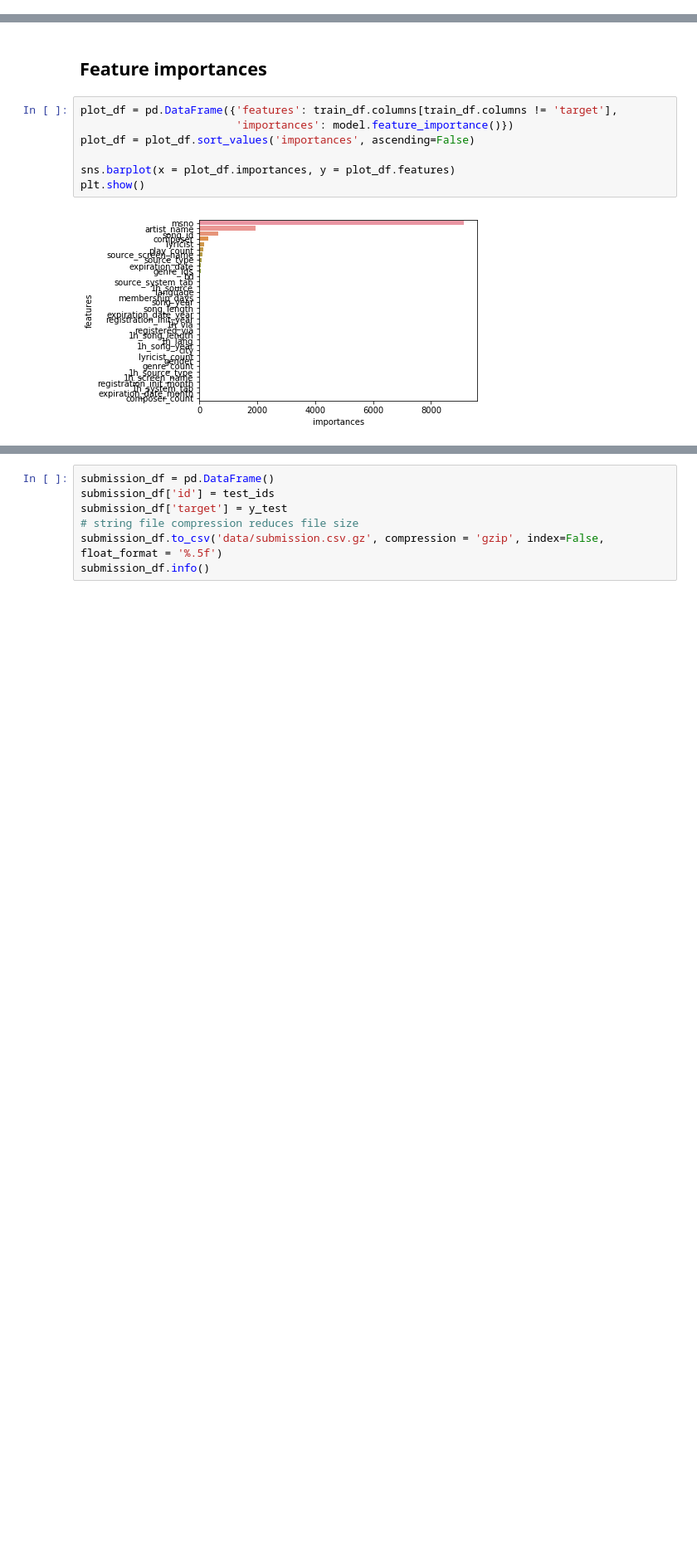
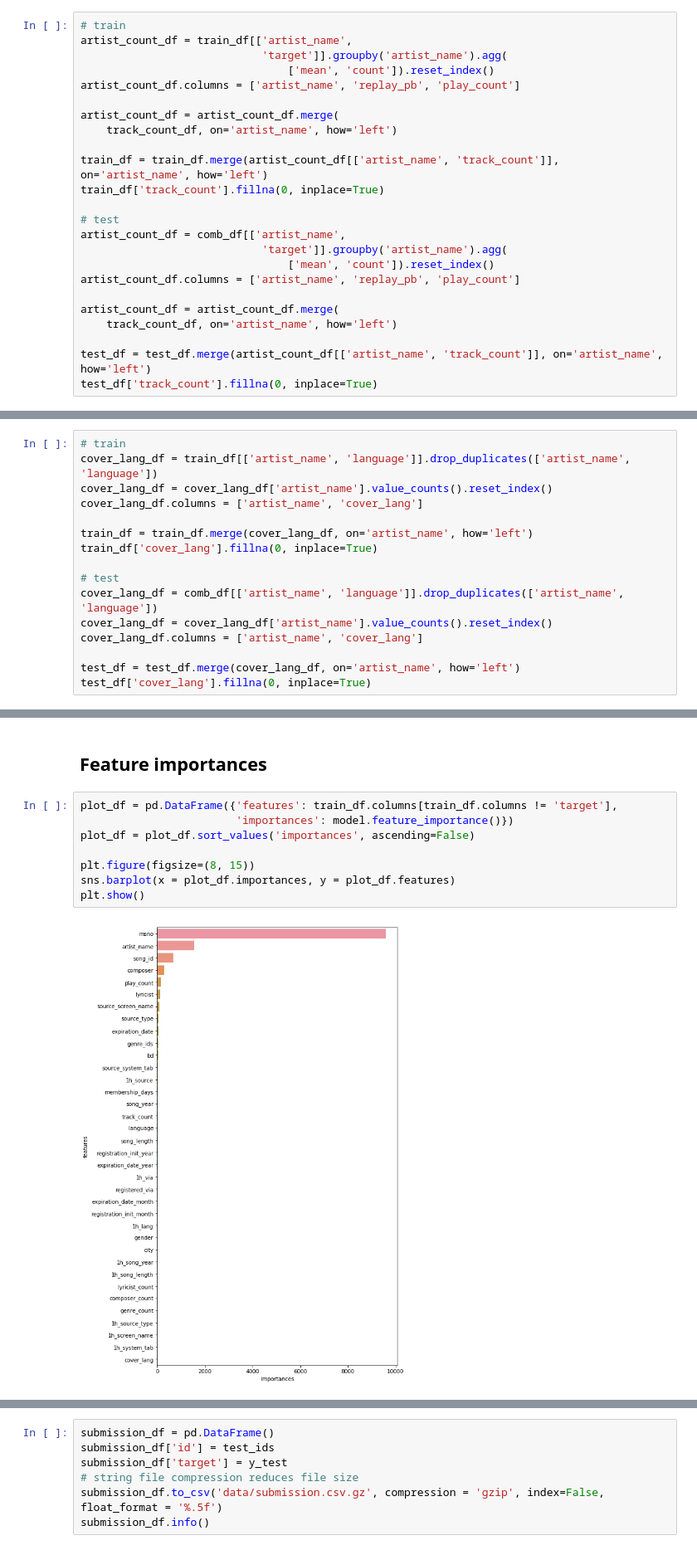
Before and after one commit to dsmilab/WSDM2018-KKBox-MRC, a Jupyter notebook: main.ipynb, the cells around one changed output, grey strips where cells are left out. Shown at 83% size. Cells and saved outputs as stored; diff of their text form; blank space fills up the shorter version.

Commit message:
[LB 0.68687] "cover_lang" won't improve trivially.

```diff
--- a/main.ipynb
+++ b/main.ipynb
@@ -469,0 +462,24 @@ memory usage: 702.2+ MB
+# %%
+# train
+artist_count_df = train_df[['artist_name',
+                            'target']].groupby('artist_name').agg(
+                                ['mean', 'count']).reset_index()
+artist_count_df.columns = ['artist_name', 'replay_pb', 'play_count']
+
+artist_count_df = artist_count_df.merge(
+    track_count_df, on='artist_name', how='left')
+
+train_df = train_df.merge(artist_count_df[['artist_name', 'track_count']], on='artist_name', how='left')
+train_df['track_count'].fillna(0, inplace=True)
+
+# test
+artist_count_df = comb_df[['artist_name',
+                            'target']].groupby('artist_name').agg(
+                                ['mean', 'count']).reset_index()
+artist_count_df.columns = ['artist_name', 'replay_pb', 'play_count']
+
+artist_count_df = artist_count_df.merge(
+    track_count_df, on='artist_name', how='left')
+
+test_df = test_df.merge(artist_count_df[['artist_name', 'track_count']], on='artist_name', how='left')
+test_df['track_count'].fillna(0, inplace=True)
@@ -469,0 +488,16 @@ memory usage: 702.2+ MB
+# %%
+# train
+cover_lang_df = train_df[['artist_name', 'language']].drop_duplicates(['artist_name', 'language'])
+cover_lang_df = cover_lang_df['artist_name'].value_counts().reset_index()
+cover_lang_df.columns = ['artist_name', 'cover_lang']
+
+train_df = train_df.merge(cover_lang_df, on='artist_name', how='left')
+train_df['cover_lang'].fillna(0, inplace=True)
+
+# test
+cover_lang_df = comb_df[['artist_name', 'language']].drop_duplicates(['artist_name', 'language'])
+cover_lang_df = cover_lang_df['artist_name'].value_counts().reset_index()
+cover_lang_df.columns = ['artist_name', 'cover_lang']
+
+test_df = test_df.merge(cover_lang_df, on='artist_name', how='left')
+test_df['cover_lang'].fillna(0, inplace=True)
@@ -536,9 +615,10 @@ y_test = model.predict(x_test)
 # %%
 plot_df = pd.DataFrame({'features': train_df.columns[train_df.columns != 'target'],
                         'importances': model.feature_importance()})
 plot_df = plot_df.sort_values('importances', ascending=False)
 
+plt.figure(figsize=(8, 15))
 sns.barplot(x = plot_df.importances, y = plot_df.features)
 plt.show()
 # %% [output]
-[figure, old version]
+[figure, new version]
```
Also changed, not shown: parts of 20 cells of this notebook, 1 other file.
